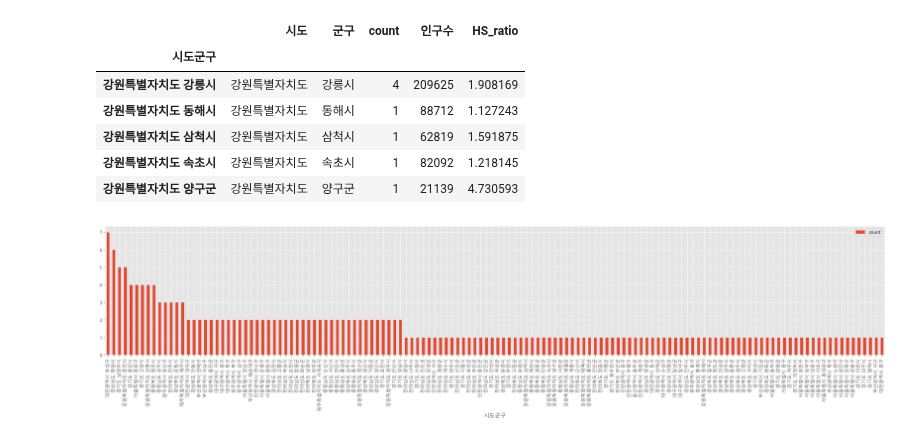
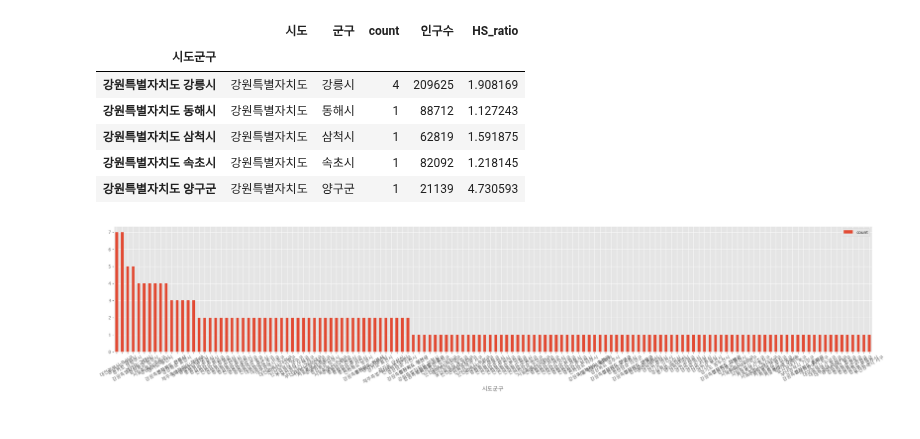
Before and after one commit to mimimioo/BigdataVisualization_analyze, a Jupyter notebook: 3-지도맵-통계/test2.ipynb, the cells around one changed output. Cells and saved outputs as stored; diff of their text form; code cells hidden in the pictures.

```diff
--- a/3-지도맵-통계/test2.ipynb
+++ b/3-지도맵-통계/test2.ipynb
@@ -99,10 +104,12 @@ array(['강원도', '경기도', '경기', '경남', '경상남도', '경상북
 # 대전시 -> 대전광역시
 # 부산특별시 -> 부산광역시
 
+# 딕션너리, 키: value 형태로
 addr_alias = {
   "경기" : "경기도",
   "강원도" : "강원특별자치도",
   "경기" : "경기도" ,
+  "경남" : "경상남도" ,
   "경북" : "경상북도",
   "충북" : "충청북도" ,
   "충남" : "충청남도",
@@ -113,6 +120,8 @@ addr_alias = {
   "부산특별시" : "부산광역시"
 }
 
+# addr_alias.get(v,v) -> v 딕션너리의 키이고, 키에 대한 값이 있다면 변경하고,
+# 만약, 키에 대한 값이 없다면, 해당 키를 그대로 사용하겠다라는 의미.
 addr["시도"] = addr["시도"].apply(lambda v: addr_alias.get(v,v))
 addr["시도"].unique()
 # %% [output]
@@ -277,18 +290,29 @@ local_Hospital_Population.head()
 # %%
 # 막대 그래프만 그리기.
 # 블록맵은 추가 설정이 필요해서, 다음시간에
 from matplotlib import pyplot as plt
 from matplotlib import rcParams, style
+# R 프로그래밍 -> 시각화 할 때, 해당 그림의 속성을 좀더 편하게 지정하는 템플릿
+# gg -> gramar graph , 도표를 작성시 필요한 구문(문법)-> 도표, 크기, 색갈, 폰트, 등.
 style.use("ggplot")
 
+# 폰트를 지정. font_manager
+# rc -> runtime configuration , 표의 속성을 전역으로 설정하는 , 모듈 (도구)
+# 한번, 표에 관련된 설정을 해두면, 밑에서 다른 도표에서 사용시, 전역으로 설정이 되었으니, 따로 할 필요가 없다.
 from matplotlib import font_manager, rc
 font_name = font_manager.FontProperties(fname = "c:/Windows/Fonts/malgunbd.ttf").get_name()
 rc("font", family = font_name)
 
+# local_Hospital_Population["count"] -> 반환값 시리즈 , 시리즈(행, 열 1개로 표현을 하는 타입)
+# local_Hospital_Population[["count"]] -> 반환값 데이터 프레임(표)
 HS_ratio = local_Hospital_Population[["count"]]
+# HS_ratio -> 타입 : DataFrame 표.
+# count 컬럼의 값들을 , 오름 차순 False -> 내림 차순,
 HS_ratio = HS_ratio.sort_values("count", ascending=False)
+# 30 , 단위 인치,
 plt.rcParams["figure.figsize"] = (30,5)
-HS_ratio.plot(kind = "bar", rot = "vertical")
+# rot = 80, x 라벨의 표기의 기울기
+HS_ratio.plot(kind = "bar", rot = 80)
 plt.show()
 # %% [output]
-[figure, old version]
+[figure, new version]
```
Also changed, not shown: parts of 6 cells of this notebook, 1 other file.
